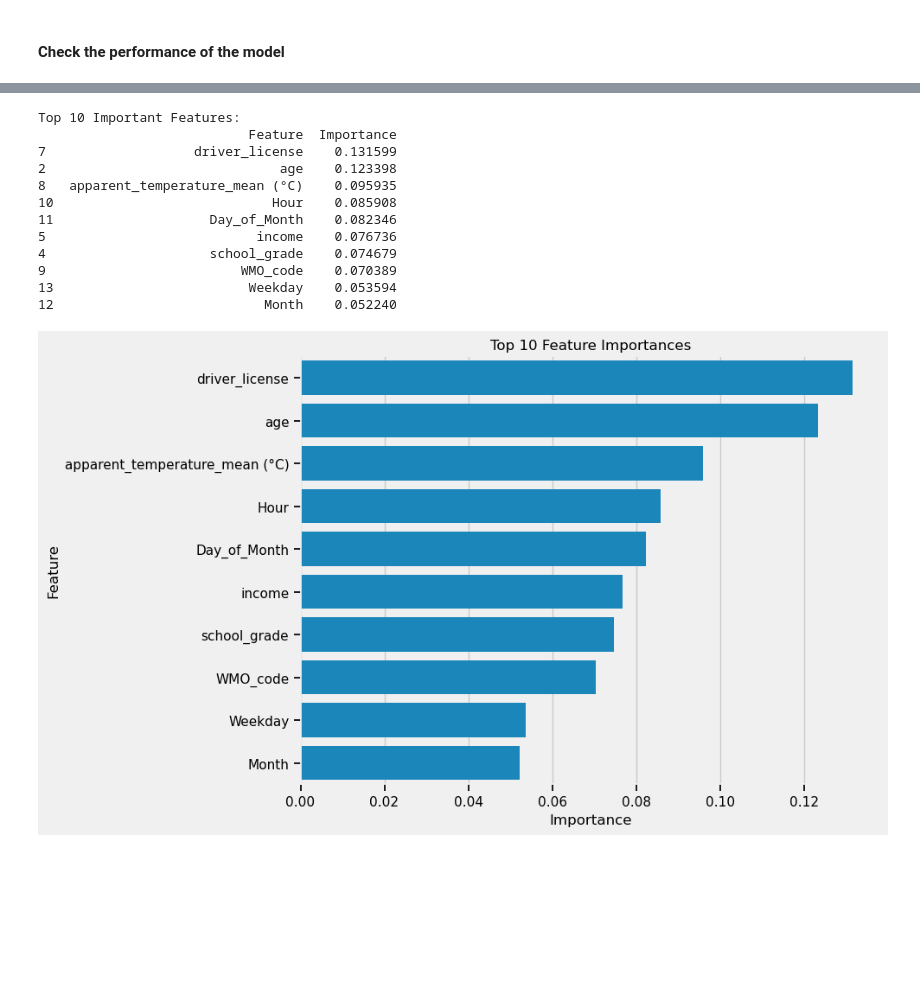
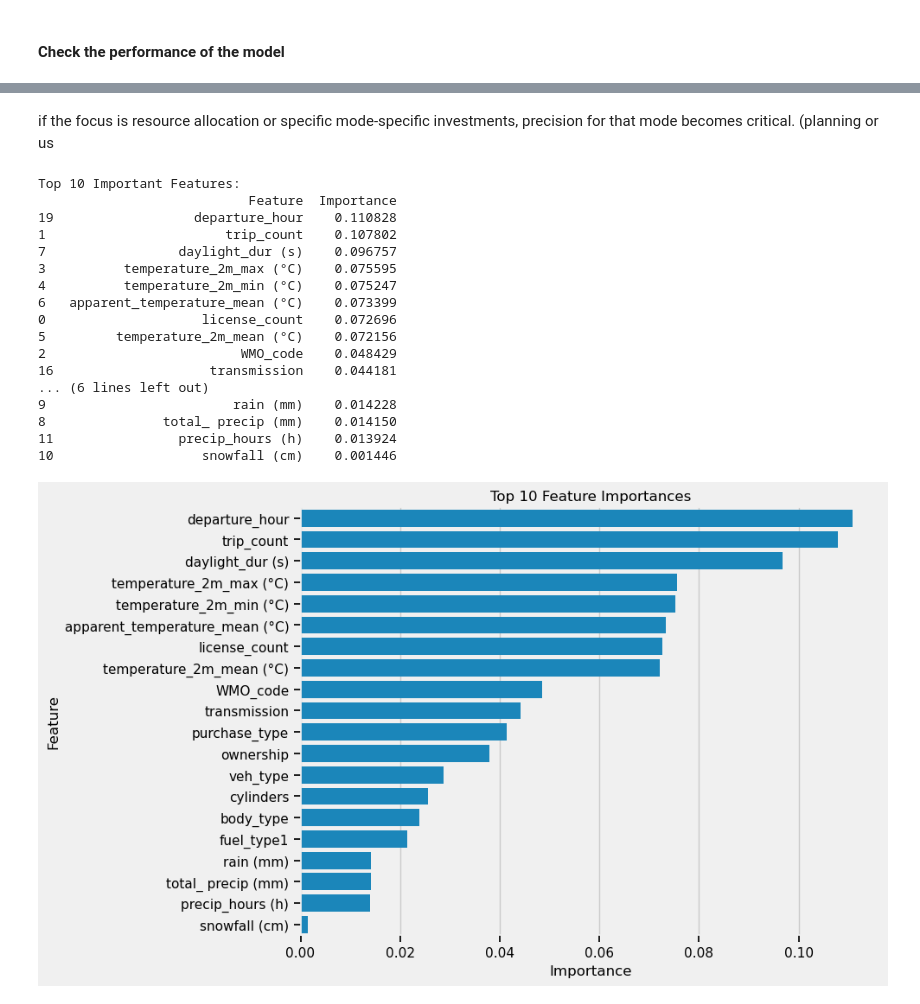
Before and after one commit to nico988766/CME-538-Mickey-Mousers, a Jupyter notebook: 5 - Model Building and Evaluation/students_model.ipynb, the cells around one changed output, grey strips where cells are left out. Cells and saved outputs as stored; diff of their text form; code cells hidden in the pictures; blank space fills up the shorter version.

```diff
--- a/5 - Model Building and Evaluation/students_model.ipynb
+++ b/5 - Model Building and Evaluation/students_model.ipynb
@@ -81,0 +88,2 @@ KeyError: 'motor_trip'
+# %%
+df = df.dropna(subset=['Moto_trip'])
@@ -81,0 +103,3 @@ KeyError: 'motor_trip'
+# %%
+df['HOVL'] = df['HOVL'].fillna(2)
+df['HOVL'] = df['HOVL'].replace([99, 98], 2)
@@ -107,32 +153,11 @@ def selected_feature(data):
     data['Season'] = data['Month'].map(seasons)
 
 
+    # code doenst work and it doesnt matter
+    # data['time_of_day'] = data['Hour'].apply(get_time_of_day)
 
 
-    feature_selected = [#'tottr',
-                        'gender',
-                        'race',
-                        'age',
-                        # 'incentive', # does not exist
-                        # 'vehicle_count', 'bike_count', # psossible overfit here so added friends
-                        'residence_type', # this is scuffed varible might need alt encoding
-                        'school_grade',
-                        'income',
-                        'citizen', # international studentents idk
-                        'driver_license',
-                        'apparent_temperature_mean (°C)',
-                        'WMO_code',
-                        'Hour',
-                        'Day_of_Month',
-                        'Month',
-                        'Weekday',
-                        'Season',
-                        'motor_trip'
-                        # alterantives to add (1)
-                        # 'persons_count', 'worker_count', 'student_count', - for family distibution etxx
-                        # 'education', 'person_trips', - edu overfit with school grade (kinda0)
-                        # 'transit_trip', 'walk_trips', 'bike_trips' # attached histoical data fro these individuals
-                        ]
+    feature_selected = ['license_count', 'trip_count', 'WMO_code', 'temperature_2m_max (°C)', 'temperature_2m_min (°C)', 'temperature_2m_mean (°C)', 'apparent_temperature_mean (°C)', 'daylight_dur (s)', 'total_ precip (mm)', 'rain (mm)', 'snowfall (cm)', 'precip_hours (h)', 'body_type', 'fuel_type1', 'purchase_type', 'ownership', 'transmission', 'cylinders', 'veh_type']
 
     selected_data = data[feature_selected]
 
@@ -241,36 +321,43 @@ Weighted F1-Score: 0.803610917637856
+# %% [markdown]
+if the focus is resource allocation or specific mode-specific investments, precision for that mode becomes critical. (planning or us
 # %%
 # Feature importances
 importances = model.feature_importances_
 feature_names = X_data.columns
 feature_importance_df = pd.DataFrame({
     'Feature': feature_names,
     'Importance': importances
 })
 
 # Sort features by importance
 feature_importance_df = feature_importance_df.sort_values(by='Importance', ascending=False)
 
 # Display the top 10 features
 print("\nTop 10 Important Features:")
-print(feature_importance_df.head(10))
+print(feature_importance_df.head(100))
 
 # Plot the top 10 feature importances
 plt.figure(figsize=(10, 6))
-sns.barplot(x='Importance', y='Feature', data=feature_importance_df.head(10))
+sns.barplot(x='Importance', y='Feature', data=feature_importance_df.head(100))
 plt.title('Top 10 Feature Importances')
 plt.tight_layout()
 plt.show()
 # %% [output]
 Top 10 Important Features:
                            Feature  Importance
-7                   driver_license    0.131599
-2                              age    0.123398
-8   apparent_temperature_mean (°C)    0.095935
-10                            Hour    0.085908
-11                    Day_of_Month    0.082346
-5                           income    0.076736
-4                     school_grade    0.074679
-9                         WMO_code    0.070389
-13                         Weekday    0.053594
-12                           Month    0.052240
+19                  departure_hour    0.110828
+1                       trip_count    0.107802
+7                 daylight_dur (s)    0.096757
+3          temperature_2m_max (°C)    0.075595
+4          temperature_2m_min (°C)    0.075247
+6   apparent_temperature_mean (°C)    0.073399
+0                    license_count    0.072696
+5         temperature_2m_mean (°C)    0.072156
+2                         WMO_code    0.048429
+16                    transmission    0.044181
+... (6 lines left out)
+9                        rain (mm)    0.014228
+8               total_ precip (mm)    0.014150
+11                precip_hours (h)    0.013924
+10                   snowfall (cm)    0.001446
-[figure, old version]
+[figure, new version]
```
Also changed, not shown: parts of 18 cells of this notebook, 11 other files.
